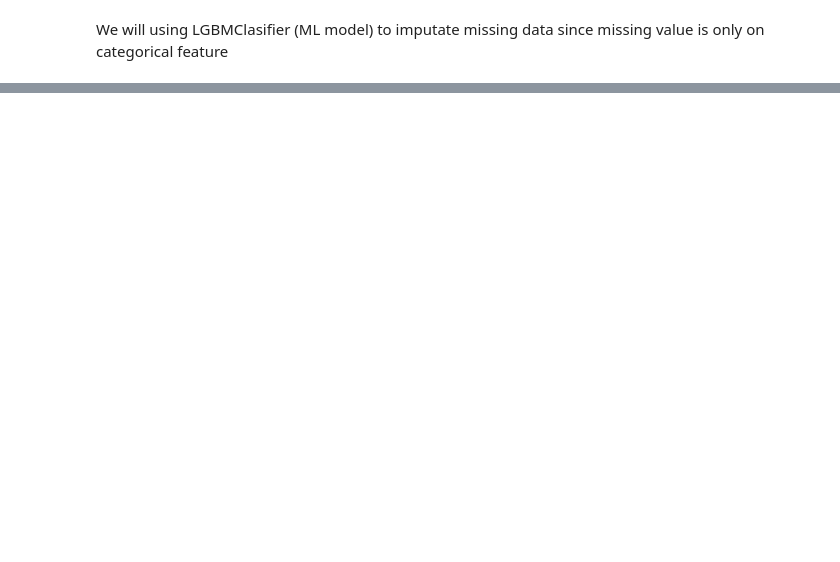
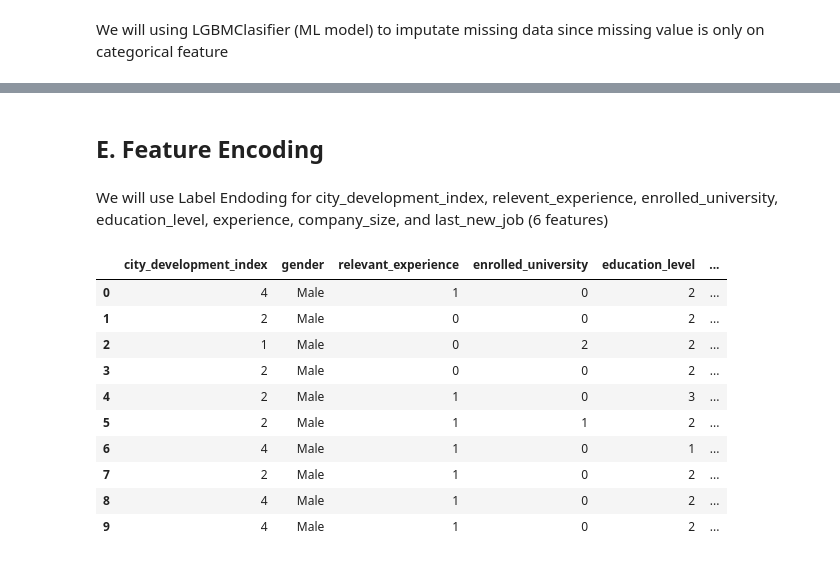
Before and after one commit to MN-Atthoriq/Data-Science-Project_HR-Analytics-Job-Change-of-Data-Scientist, a Jupyter notebook: 2_Data-Preprocessing_Stage-2.ipynb, the cells around one changed output, grey strips where cells are left out. Drawn from its saved outputs; the diff is of its cells as text; code cells hidden in the pictures; blank space fills up the shorter version.

```diff
--- a/2_Data-Preprocessing_Stage-2.ipynb
+++ b/2_Data-Preprocessing_Stage-2.ipynb
@@ -277,0 +220,27 @@ Missing value before imputation
+# %%
+# handling missing value using LGBM Classifier
+for col in [x for x in df.columns if df[x].isnull().sum() > 0]:
+    data = df.copy()
+    nan_ixs = np.where(data[col].isnull())[0]
+    data['is_nan'] = 0
+    data.loc[nan_ixs, 'is_nan'] = 1
+
+    X = data.drop([col], axis=1)
+    y = data[col]
+    for col2 in X.columns:
+        X[col2] = pd.factorize(X[col2], sort=True)[0]
+    data = X.join(y)
+
+    train = data[data['is_nan'] == 0]
+    test = data[data['is_nan'] == 1]
+    X_train = train.drop([col, 'is_nan'], axis=1)
+    y_train = train[col]
+    X_test = test.drop([col, 'is_nan'], axis=1)
+
+    model = LGBMClassifier()
+    model.fit(X_train, y_train)
+    y_pred = model.predict(X_test)
+
+    df.loc[nan_ixs, col] = y_pred
+
+df.head(10)
@@ -277,0 +276,27 @@ Missing value before imputation
+# %% [markdown]
+## E. Feature Encoding
+# %% [markdown]
+We will use Label Endoding for city_development_index, relevent_experience, enrolled_university, education_level, experience, company_size, and last_new_job (6 features)
+# %%
+# define columns for label encoding
+le_cols = ['city_development_index', 'relevant_experience','enrolled_university',
+           'education_level', 'experience', 'company_size', 'last_new_job']
+
+# label encoding using pd.factorize with sort=True
+for col in le_cols:
+    df[col] = pd.factorize(df[col], sort=True)[0]
+
+# check data
+df.head(10)
+# %% [output]
+|  | city_development_index | gender | relevant_experience | enrolled_university | education_level | ... |
+| 0 | 4 | Male | 1 | 0 | 2 | ... |
+| 1 | 2 | Male | 0 | 0 | 2 | ... |
+| 2 | 1 | Male | 0 | 2 | 2 | ... |
+| 3 | 2 | Male | 0 | 0 | 2 | ... |
+| 4 | 2 | Male | 1 | 0 | 3 | ... |
+| 5 | 2 | Male | 1 | 1 | 2 | ... |
+| 6 | 4 | Male | 1 | 0 | 1 | ... |
+| 7 | 2 | Male | 1 | 0 | 2 | ... |
+| 8 | 4 | Male | 1 | 0 | 2 | ... |
+| 9 | 4 | Male | 1 | 0 | 2 | ... |
```
Also changed, not shown: parts of 31 cells of this notebook, 1 other file.
